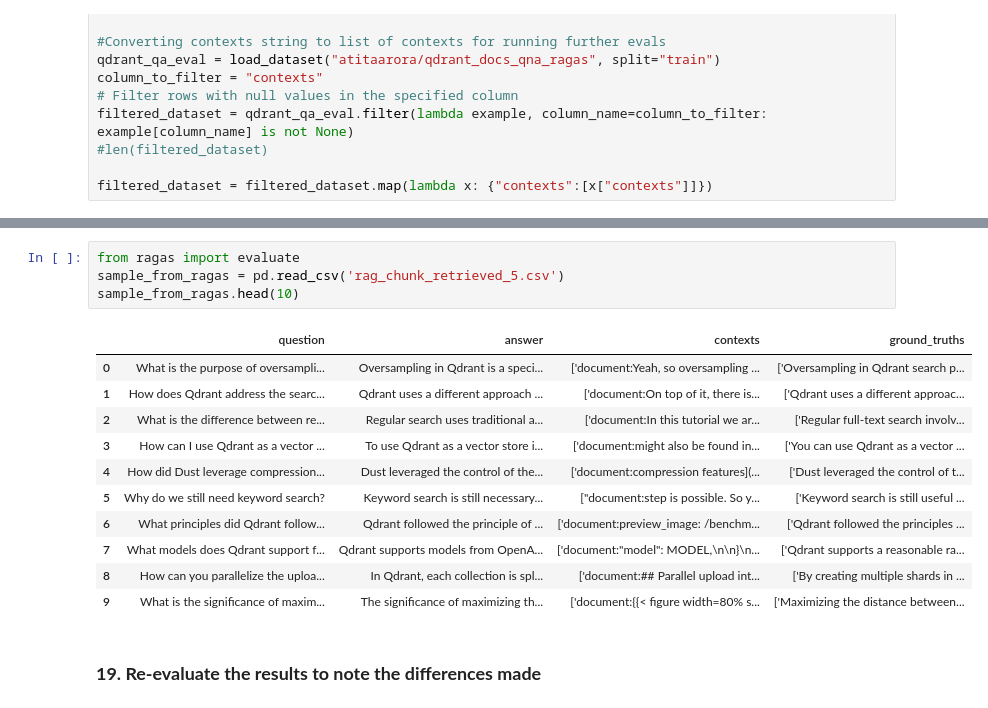
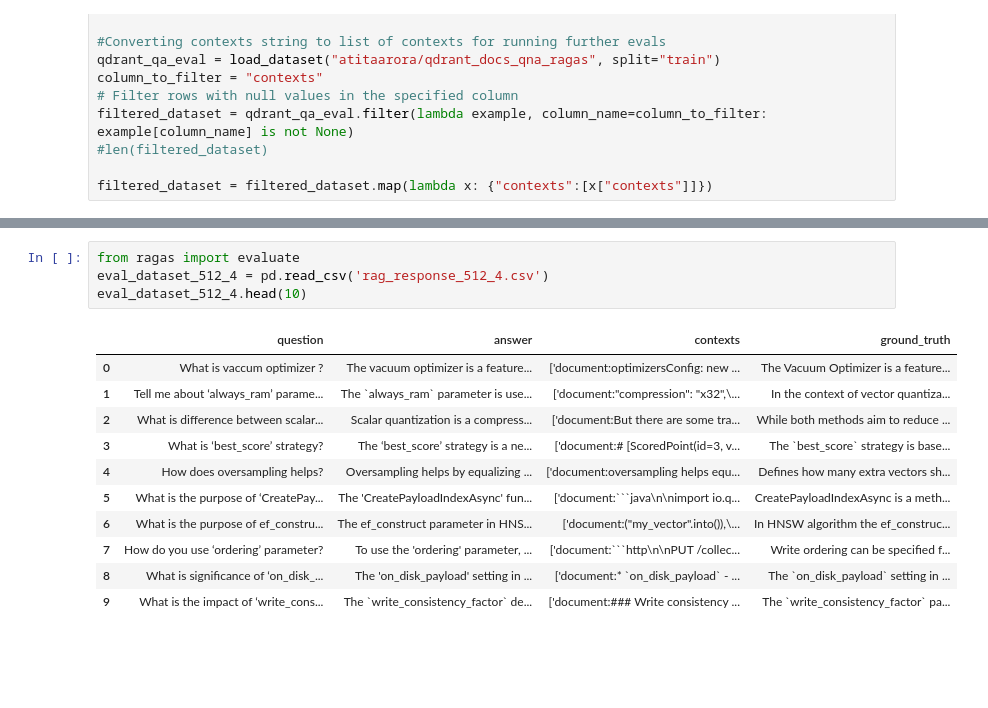
Before and after one commit to qdrant/qdrant-rag-eval, a Jupyter notebook: workshop-rag-eval-qdrant-ragas/notebook/naive_rag_eval_qdrant_ragas.ipynb, the cells around one changed output, grey strips where cells are left out. Saved outputs shown, nothing was run; the diff lists cells and outputs as text; blank space fills up the shorter version.

````diff
--- a/workshop-rag-eval-qdrant-ragas/notebook/naive_rag_eval_qdrant_ragas.ipynb
+++ b/workshop-rag-eval-qdrant-ragas/notebook/naive_rag_eval_qdrant_ragas.ipynb
@@ -643,19 +615,17 @@ rag_response_dataset.to_csv('rag_chunk_retrieved_5.csv')
 # %%
 from ragas import evaluate
-sample_from_ragas = pd.read_csv('rag_chunk_retrieved_5.csv')
-sample_from_ragas.head(10)
+eval_dataset_512_4 = pd.read_csv('rag_response_512_4.csv')
+eval_dataset_512_4.head(10)
 # %% [output]
-|  | question | answer | contexts | ground_truths |
-| 0 | What is the purpose of oversampli... | Oversampling in Qdrant is a speci... | ['document:Yeah, so oversampling ... | ['Oversampling in Qdrant search p... |
-| 1 | How does Qdrant address the searc... | Qdrant uses a different approach ... | ['document:On top of it, there is... | ['Qdrant uses a different approac... |
-| 2 | What is the difference between re... | Regular search uses traditional a... | ['document:In this tutorial we ar... | ['Regular full-text search involv... |
-| 3 | How can I use Qdrant as a vector ... | To use Qdrant as a vector store i... | ['document:might also be found in... | ['You can use Qdrant as a vector ... |
-| 4 | How did Dust leverage compression... | Dust leveraged the control of the... | ['document:compression features](... | ['Dust leveraged the control of t... |
-| 5 | Why do we still need keyword search? | Keyword search is still necessary... | ["document:step is possible. So y... | ['Keyword search is still useful ... |
-| 6 | What principles did Qdrant follow... | Qdrant followed the principle of ... | ['document:preview_image: /benchm... | ['Qdrant followed the principles ... |
-| 7 | What models does Qdrant support f... | Qdrant supports models from OpenA... | ['document:"model": MODEL,\n\n}\n... | ['Qdrant supports a reasonable ra... |
-| 8 | How can you parallelize the uploa... | In Qdrant, each collection is spl... | ['document:## Parallel upload int... | ['By creating multiple shards in ... |
-| 9 | What is the significance of maxim... | The significance of maximizing th... | ['document:{{< figure width=80% s... | ['Maximizing the distance between... |
+|  | question | answer | contexts | ground_truth |
+| 0 | What is vaccum optimizer ? | The vacuum optimizer is a feature... | ['document:optimizersConfig: new ... | The Vacuum Optimizer is a feature... |
+| 1 | Tell me about ‘always_ram’ parame... | The `always_ram` parameter is use... | ['document:"compression": "x32",\... | In the context of vector quantiza... |
+| 2 | What is difference between scalar... | Scalar quantization is a compress... | ['document:But there are some tra... | While both methods aim to reduce ... |
+| 3 | What is ‘best_score’ strategy? | The ‘best_score’ strategy is a ne... | ['document:# [ScoredPoint(id=3, v... | The `best_score` strategy is base... |
+| 4 | How does oversampling helps? | Oversampling helps by equalizing ... | ['document:oversampling helps equ... | Defines how many extra vectors sh... |
+| 5 | What is the purpose of ‘CreatePay... | The 'CreatePayloadIndexAsync' fun... | ['document:```java\n\nimport io.q... | CreatePayloadIndexAsync is a meth... |
+| 6 | What is the purpose of ef_constru... | The ef_construct parameter in HNS... | ['document:("my_vector".into()),\... | In HNSW algorithm the ef_construc... |
+| 7 | How do you use ‘ordering’ parameter? | To use the 'ordering' parameter, ... | ['document:```http\n\nPUT /collec... | Write ordering can be specified f... |
+| 8 | What is significance of ‘on_disk_... | The 'on_disk_payload' setting in ... | ['document:* `on_disk_payload` - ... | The `on_disk_payload` setting in ... |
+| 9 | What is the impact of ‘write_cons... | The `write_consistency_factor` de... | ['document:### Write consistency ... | The `write_consistency_factor` pa... |
-# %% [markdown]
-### **19. Re-evaluate the results to note the differences made**
 # %%
````
Also changed, not shown: parts of 50 cells of this notebook, 1 other file.
